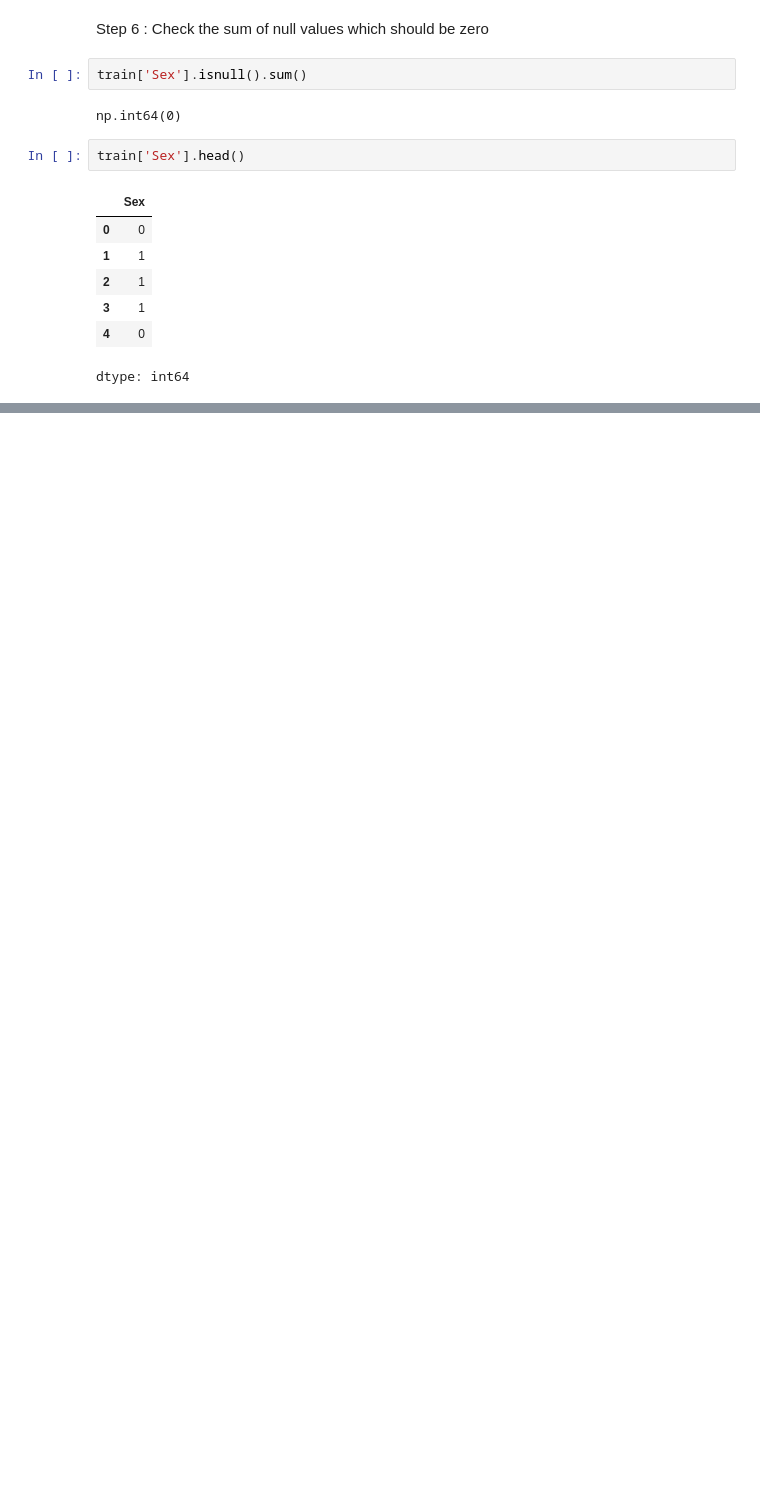
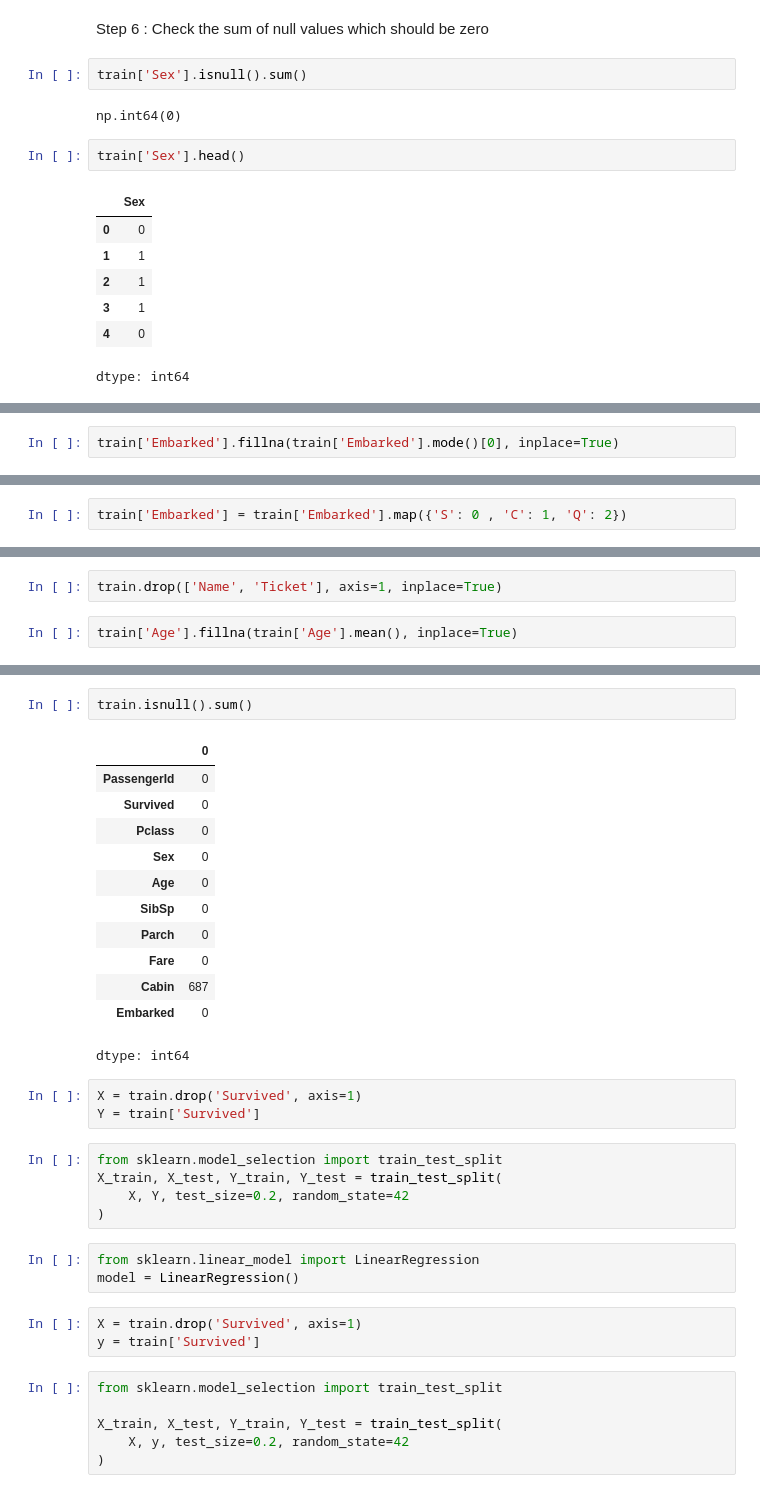
Before and after one commit to shindeprajakta2711-web/Advanced-DS-codes, a Jupyter notebook: Data_Preprocessing_Practice.ipynb, the cells around one changed output, grey strips where cells are left out. Drawn from its saved outputs; the diff is of its cells as text; blank space fills up the shorter version.

```diff
--- a/Data_Preprocessing_Practice.ipynb
+++ b/Data_Preprocessing_Practice.ipynb
@@ -58,0 +104,2 @@ train.head()
+# %%
+train['Embarked'].fillna(train['Embarked'].mode()[0], inplace=True)
@@ -58,0 +128,2 @@ train.head()
+# %%
+train['Embarked'] = train['Embarked'].map({'S': 0 , 'C': 1, 'Q': 2})
@@ -58,0 +145,4 @@ train.head()
+# %%
+train.drop(['Name', 'Ticket'], axis=1, inplace=True)
+# %%
+train['Age'].fillna(train['Age'].mean(), inplace=True)
@@ -58,0 +156,35 @@ train.head()
+# %%
+train.isnull().sum()
+# %% [output]
+|  | 0 |
+| PassengerId | 0 |
+| Survived | 0 |
+| Pclass | 0 |
+| Sex | 0 |
+| Age | 0 |
+| SibSp | 0 |
+| Parch | 0 |
+| Fare | 0 |
+| Cabin | 687 |
+| Embarked | 0 |
+dtype: int64
+# %%
+X = train.drop('Survived', axis=1)
+Y = train['Survived']
+# %%
+from sklearn.model_selection import train_test_split
+X_train, X_test, Y_train, Y_test = train_test_split(
+    X, Y, test_size=0.2, random_state=42
+)
+# %%
+from sklearn.linear_model import LinearRegression
+model = LinearRegression()
+# %%
+X = train.drop('Survived', axis=1)
+y = train['Survived']
+# %%
+from sklearn.model_selection import train_test_split
+
+X_train, X_test, Y_train, Y_test = train_test_split(
+    X, y, test_size=0.2, random_state=42
+)
```
Also changed, not shown: parts of 21 cells of this notebook.
